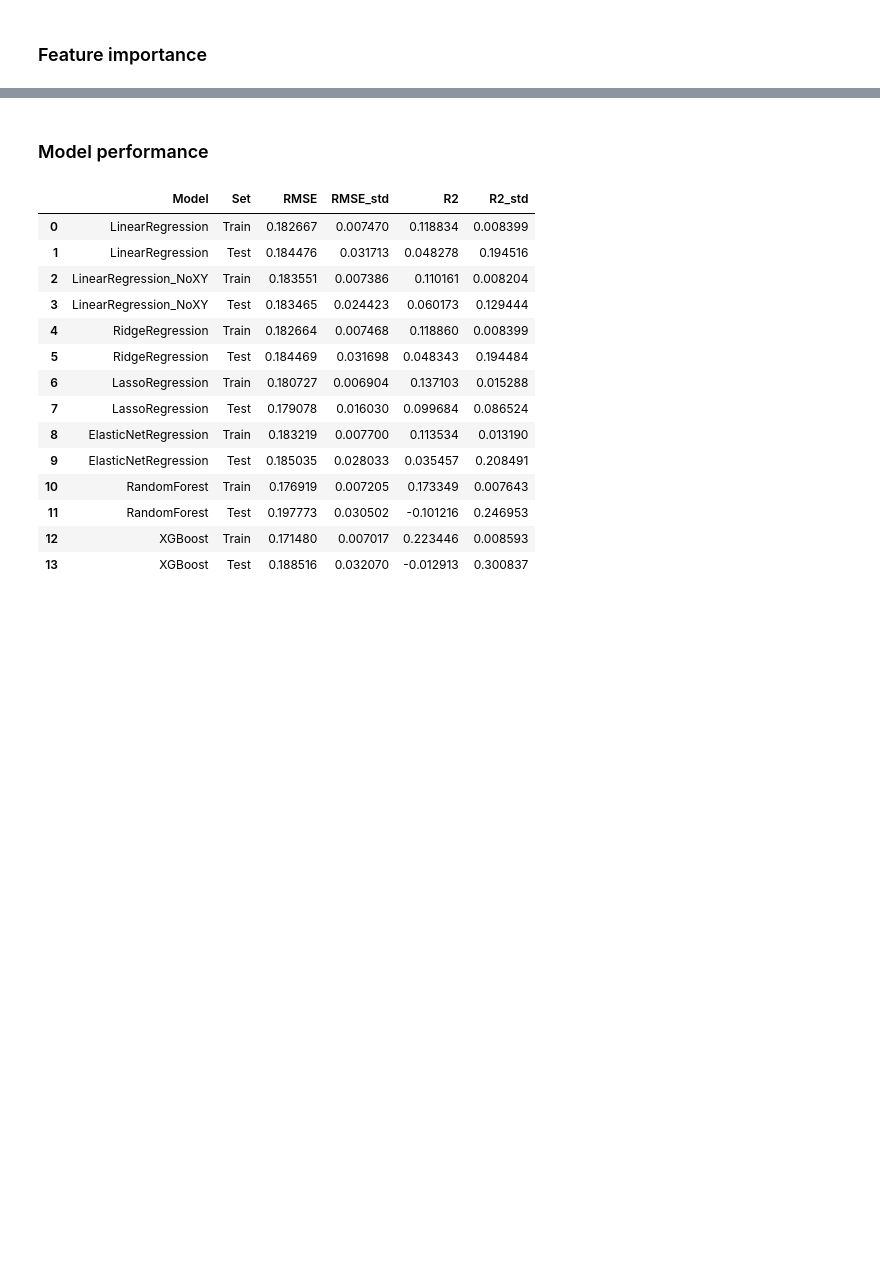
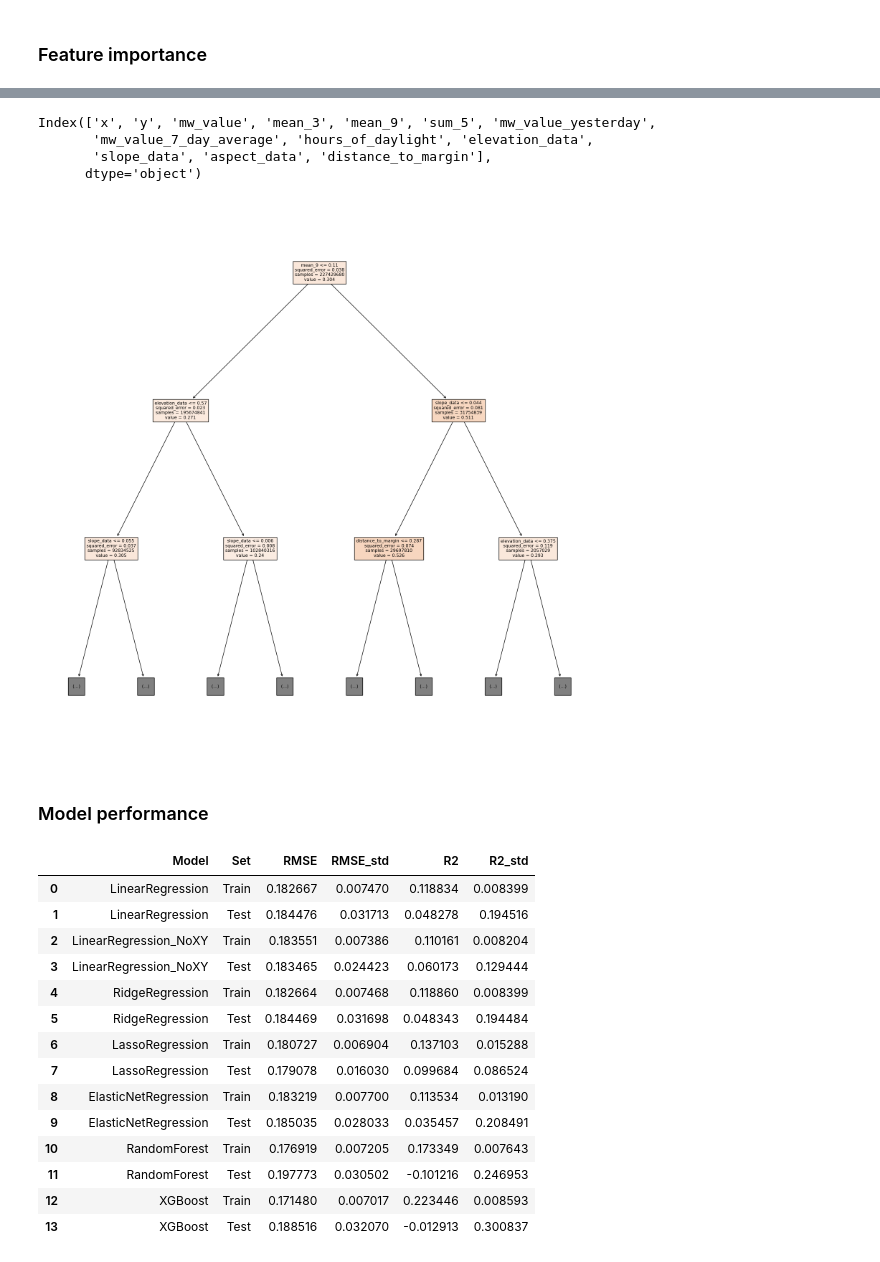
Before and after one commit to linaskerath/RP_Greenland, a Jupyter notebook: Scripts/08_feature_importance.ipynb, the cells around one changed output, grey strips where cells are left out. Drawn from its saved outputs; the diff is of its cells as text; code cells hidden in the pictures; blank space fills up the shorter version.

```diff
--- a/Scripts/08_feature_importance.ipynb
+++ b/Scripts/08_feature_importance.ipynb
@@ -10,9 +10,9 @@ from functions_training_pipeline import Model
 ### Load models
 # %%
 LinReg = f.load_object('LinearRegression')
-LinReg_noXY = f.load_object('LinearRegression_NoXY')
-RigdeReg = f.load_object('RidgeRegression')
+#LinReg_noXY = f.load_object('LinearRegression_NoXY')
+#RigdeReg = f.load_object('RidgeRegression')
 LassoReg = f.load_object('LassoRegression')
-ElasticNetReg = f.load_object('ElasticNetRegression')
+#ElasticNetReg = f.load_object('ElasticNetRegression')
 RandomForest = f.load_object('RandomForest')
 GradientBoosting = f.load_object('XGBoost')
@@ -72,3 +142,24 @@ XGBoost
+# %%
+DT = f.load_object('DecisionTree')
+# %%
+DT.columns
+# %% [output]
+Index(['x', 'y', 'mw_value', 'mean_3', 'mean_9', 'sum_5', 'mw_value_yesterday',
+       'mw_value_7_day_average', 'hours_of_daylight', 'elevation_data',
+       'slope_data', 'aspect_data', 'distance_to_margin'],
+      dtype='object')
+# %%
+from sklearn import tree
+import matplotlib.pyplot as plt
+
+# Plot the decision tree
+fig, ax = plt.subplots(figsize=(20, 20))
+tree.plot_tree(DT.final_model, max_depth=2,  feature_names=DT.columns, class_names=True, filled=True, ax=ax)
+
+# Show the plot
+plt.show()
+# %% [output]
+[figure, added]
 # %% [markdown]
 ### Model performance
 # %%
```
Also changed, not shown: parts of 8 cells of this notebook, 3 other files.
